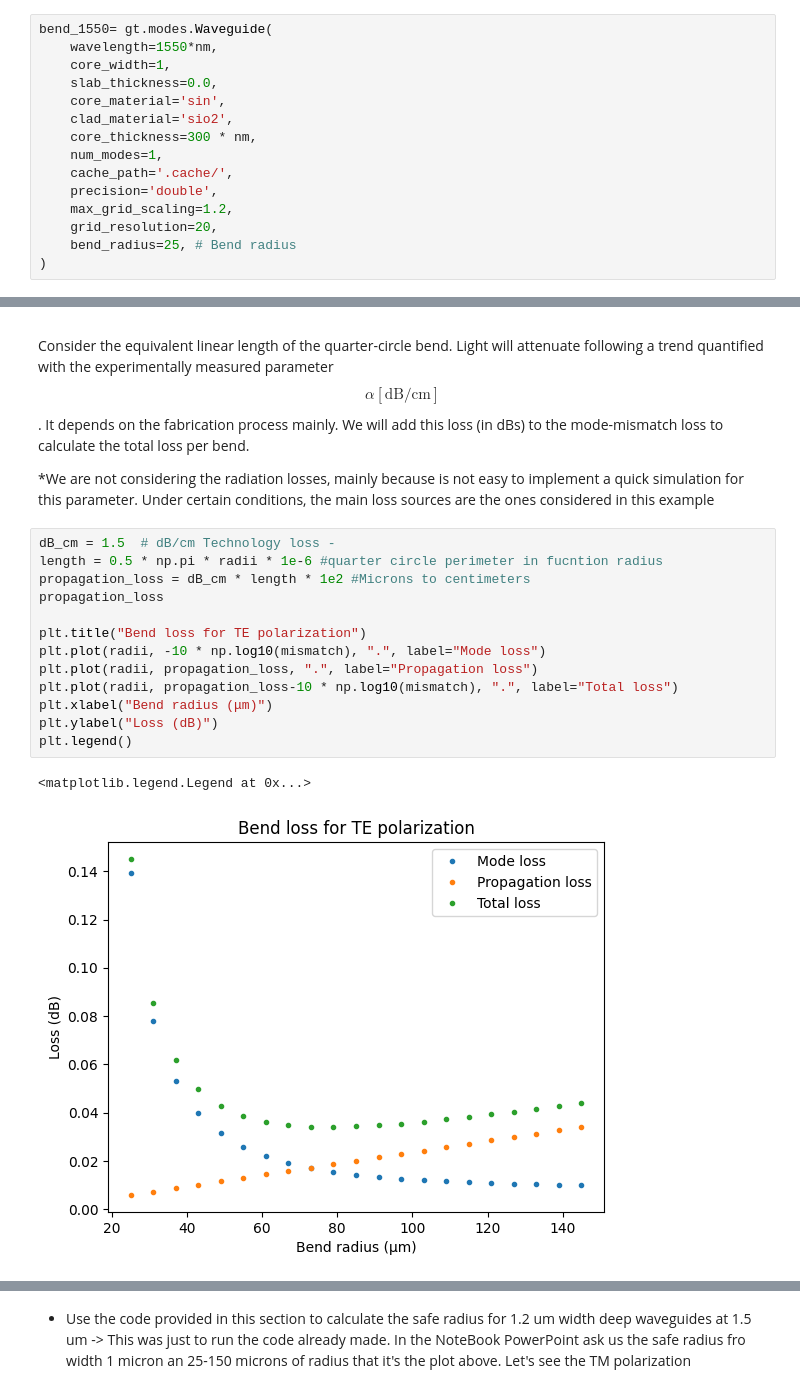
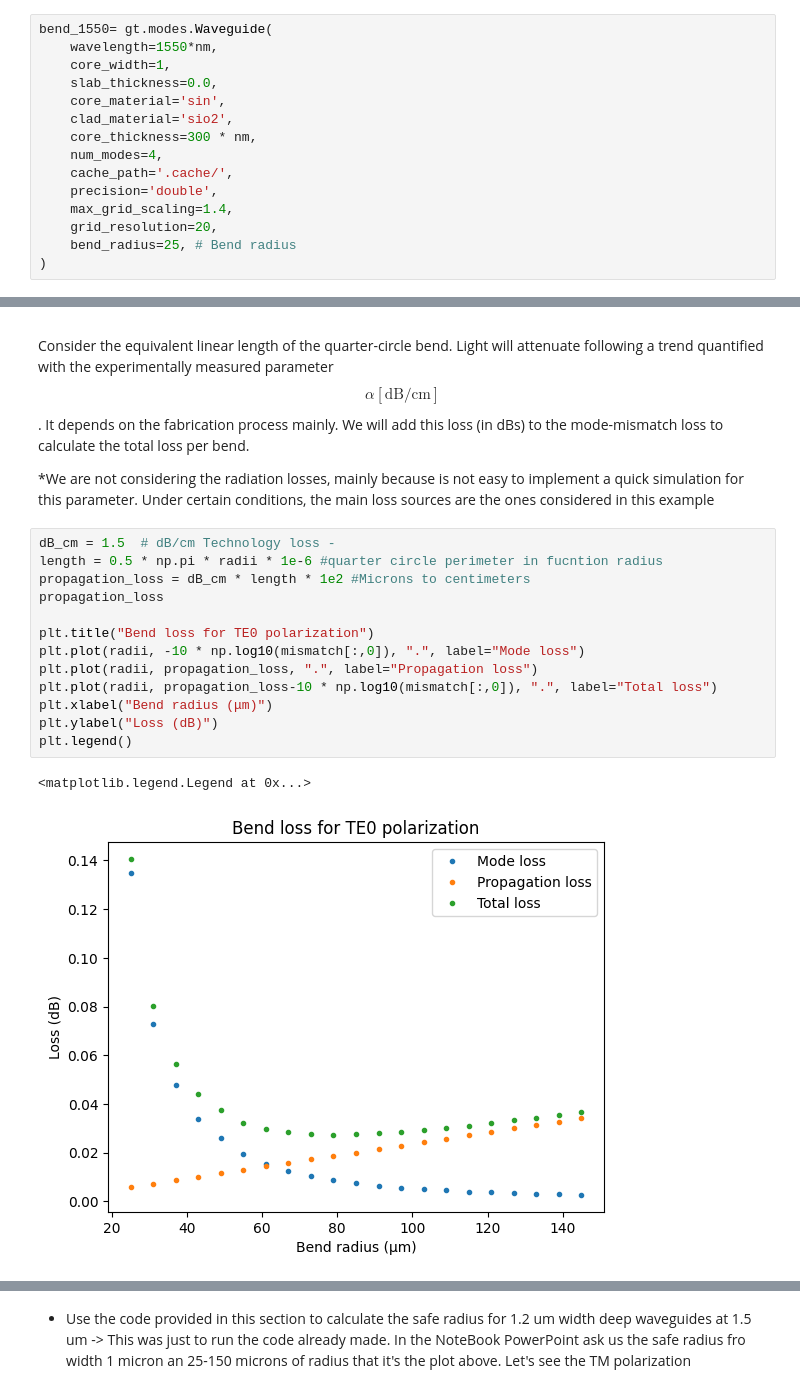
Before and after one commit to DBAEASE/pic-upv-lab1, a Jupyter notebook: WAVEGUIDES_Student.ipynb, the cells around one changed output, grey strips where cells are left out. Saved outputs shown, nothing was run; the diff lists cells and outputs as text.

```diff
--- a/WAVEGUIDES_Student.ipynb
+++ b/WAVEGUIDES_Student.ipynb
@@ -975,10 +948,10 @@ bend_1550= gt.modes.Waveguide(
     core_material='sin',
     clad_material='sio2',
     core_thickness=300 * nm,
-    num_modes=1,
+    num_modes=4,
     cache_path='.cache/',
     precision='double',
-    max_grid_scaling=1.2,
+    max_grid_scaling=1.4,
     grid_resolution=20,
     bend_radius=25, # Bend radius
 )
@@ -1009,16 +1000,16 @@ Consider the equivalent linear length of the quarter-circle bend. Light will att
 # %%
 dB_cm = 1.5  # dB/cm Technology loss -
 length = 0.5 * np.pi * radii * 1e-6 #quarter circle perimeter in fucntion radius
 propagation_loss = dB_cm * length * 1e2 #Microns to centimeters
 propagation_loss
 
-plt.title("Bend loss for TE polarization")
-plt.plot(radii, -10 * np.log10(mismatch), ".", label="Mode loss")
+plt.title("Bend loss for TE0 polarization")
+plt.plot(radii, -10 * np.log10(mismatch[:,0]), ".", label="Mode loss")
 plt.plot(radii, propagation_loss, ".", label="Propagation loss")
-plt.plot(radii, propagation_loss-10 * np.log10(mismatch), ".", label="Total loss")
+plt.plot(radii, propagation_loss-10 * np.log10(mismatch[:,0]), ".", label="Total loss")
 plt.xlabel("Bend radius (μm)")
 plt.ylabel("Loss (dB)")
 plt.legend()
 # %% [output]
 <matplotlib.legend.Legend at 0x...>
-[figure, old version]
+[figure, new version]
```
Also changed, not shown: parts of 25 cells of this notebook, 1 other file.
